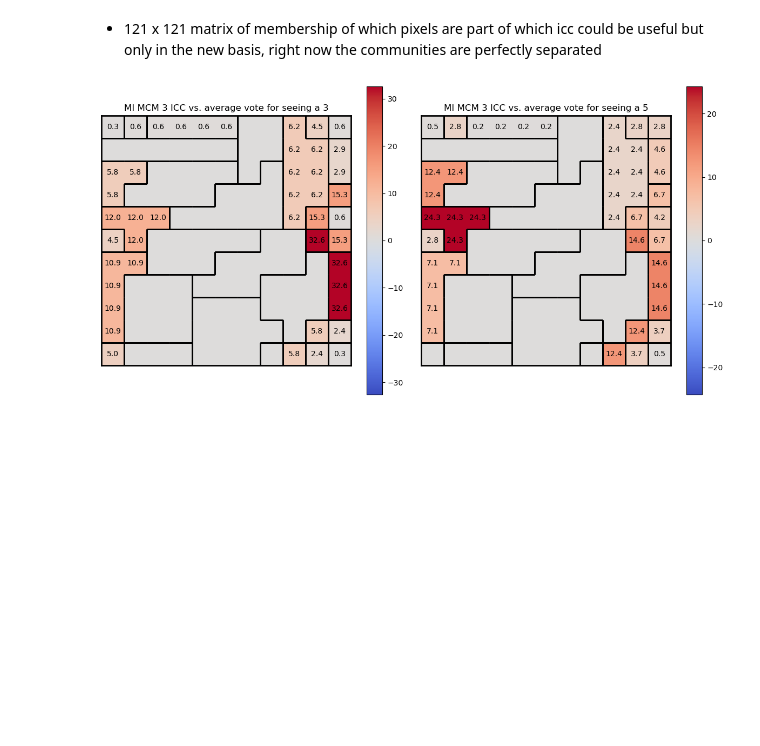
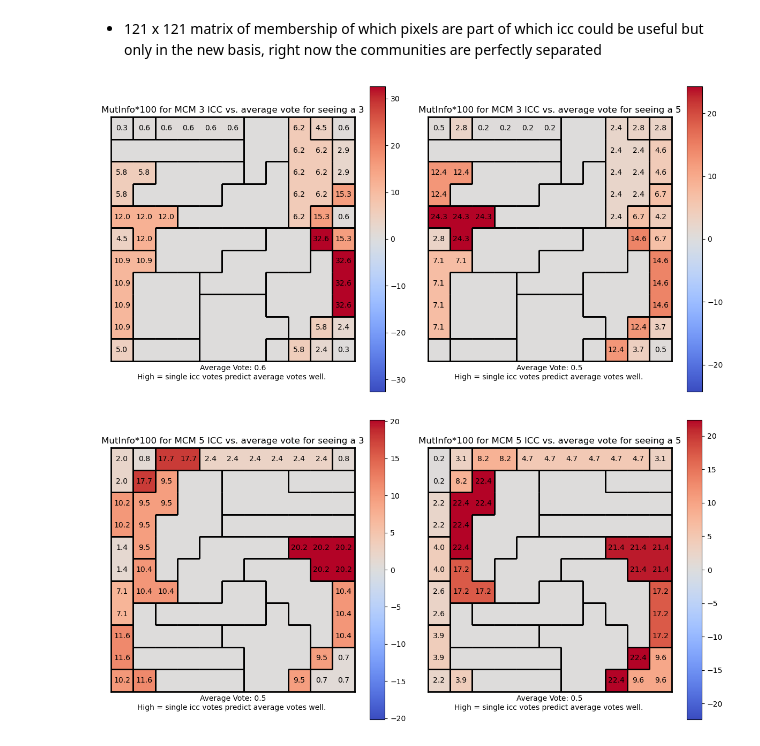
Before and after one commit to PaulHosek/MCM_classifier, a Jupyter notebook: Classifier_1/classifier/bin/paper_plots.ipynb, the cells around one changed output. Saved outputs shown, nothing was run; the diff lists cells and outputs as text; code cells hidden in the pictures; blank space fills up the shorter version.

```diff
--- a/Classifier_1/classifier/bin/paper_plots.ipynb
+++ b/Classifier_1/classifier/bin/paper_plots.ipynb
@@ -27,7 +27,7 @@ test_labels = load_labels("../INPUT/data/test-labels-uniform.txt").astype(int)
 classifier = MCM_Classifier(n_categories, n_variables, mcm_filename_format, data_filename_format, data_path, communities_path)
 
 # Step 2: Train
-classifier.fit(greedy=True, maxs[idx]s[idx]s[idx]_iter=1000000, max_no_improvement=100000)
+classifier.fit(greedy=True, max_iter=1000000, max_no_improvement=100000)
 
 
 # Step 3: Evaluate
@@ -81,20 +80,8 @@ P =  classifier.get_P()
 mcm_index = 3
 # %%
 # for all images in all categories, get the PDF of that all ICC of one MCM fitted to one image
-all_P_icc = myplot.calculate_P_icc(P, all_MCM,mcm_index,n_variables, data_path,data_filename_format)
+all_P_icc_3 = myplot.calculate_P_icc(P, all_MCM,mcm_index,n_variables, data_path,data_filename_format)
+all_P_icc_5 = myplot.calculate_P_icc(P, all_MCM,5,n_variables, data_path,data_filename_format)
 # %%
 mcm3_comms_map = myplot.generate_icc_comms_map(all_MCM[mcm_index])
+mcm5_comms_map = myplot.generate_icc_comms_map(all_MCM[5])
-# %%
-pastel_cmap = myplot.create_pastel_cmap(121)
-borders = myplot.find_borders(mcm3_comms_map)
-comms = mcm3_comms_map.astype(int) #TODO use the values here that indicate how indicative this ICC is
-lw = 2
-plt.figure()
-plt.title("Communities in MCM 3")
-
-myplot.draw_all_borders(borders)
-myplot.draw_all_values(comms)
-plt.imshow(mcm3_comms_map, cmap=pastel_cmap)
-plt.xticks([])
-plt.yticks([])
-plt.show()
@@ -147,27 +243,43 @@ from sklearn.metrics import normalized_mutual_info_score
 # %%
 #  mutual information between MI(icc_vote, average_vote)
 # NOTE: final MCM probability is product not sum so maybe average vote is not fair
 # given a 3, calculate the MI(icc_vote, vs average vote)
 
 selected = [3, 5]
-nr_comms = np.max(comms)+1
+nr_comms_3 = np.max(comms_3)+1
 
-fig, axs = plt.subplots(1, 2, figsize=(12, 6))
-for idx, cls in enumerate(selected):
-    P_m3_c3 = all_P_icc[:,:,cls]
+def plot_mcm(selected, all_P_icc, mcm_comms_map,mcm_idx):
+    nr_comms = np.max(mcm_comms_map)+1
+    borders = myplot.find_borders(mcm_comms_map)
+    fig, axs = plt.subplots(1, 2, figsize=(12, 6))
+    for idx, cls in enumerate(selected):
+        P_mcm_cls = all_P_icc[:,:,cls]
 
-    # Average vs. Individual predicted label
-    out = np.zeros(nr_comms)
-    for i in range(nr_comms):
-        out[i]=normalized_mutual_info_score(np.where(P_m3_c3.mean(axis=0)>=0.5,1,0),np.where(P_m3_c3[i,:]>=0.5,1,0))
-    mi_matrix = (out[comms]*100).round(1)
+        # Average vs. Individual predicted label
+        out = np.zeros(nr_comms)
+        for i in range(nr_comms):
+            out[i]=normalized_mutual_info_score(np.where(P_mcm_cls.mean(axis=0)>=0.5,1,0),np.where(P_mcm_cls[i,:]>=0.5,1,0))
+        mi_matrix = (out[mcm_comms_map]*100).round(1)
 
-    axs[idx].set_title(f"MI MCM 3 ICC vs. average vote for seeing a {cls}")
-    myplot.partition_map(axs[idx],mi_matrix,mi_matrix,borders,drawing_cond=lambda x: x!=0)
-plt.tight_layout()
-plt.show()
+        axs[idx].set_title(f"MutInfo*100 for MCM {mcm_idx} ICC vs. average vote for seeing a {cls}")
+        myplot.partition_map(axs[idx],mi_matrix,mi_matrix,borders,drawing_cond=lambda x: x!=0)
+        axs[idx].text(5,11, f"Average Vote: {P_mcm_cls.mean().round(1)}", ha="center", va="bottom") # note vote not adjusted for number of pixels
+        axs[idx].text(5,11.4, f"High = single icc votes predict average votes well. ", ha="center", va="bottom") # note vote not adjusted for number of pixels
+
+    plt.tight_layout()
+    plt.show()
+
+
+
+comms_5 = mcm5_comms_map.astype(int) #TODO use the values here that indicate how indicative this ICC is
+nr_comms_5 = np.max(comms_5)+1
+
+
+plot_mcm(selected, all_P_icc_3, comms_3,3)
+plot_mcm(selected, all_P_icc_5, comms_5,5)
 # %% [output]
-[figure, old version]
+[figure, new version]
+[figure, added]
 # %%
 #  mutual information between MI(icc_vote, average_vote)
 # NOTE: final MCM probability is product not sum so maybe average vote is not fair
```
Also changed, not shown: parts of 16 cells of this notebook, 13 other files.
